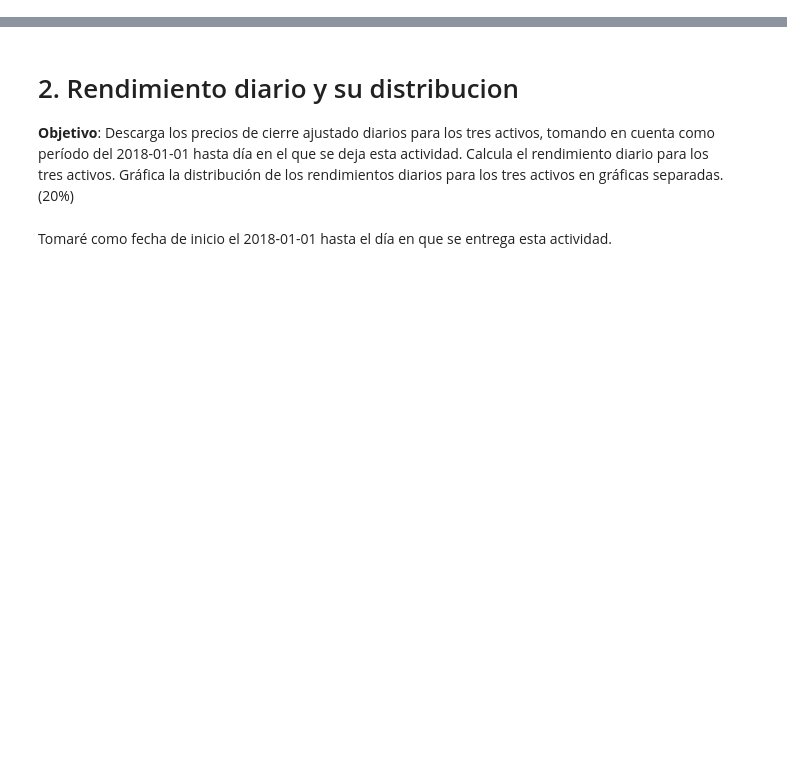
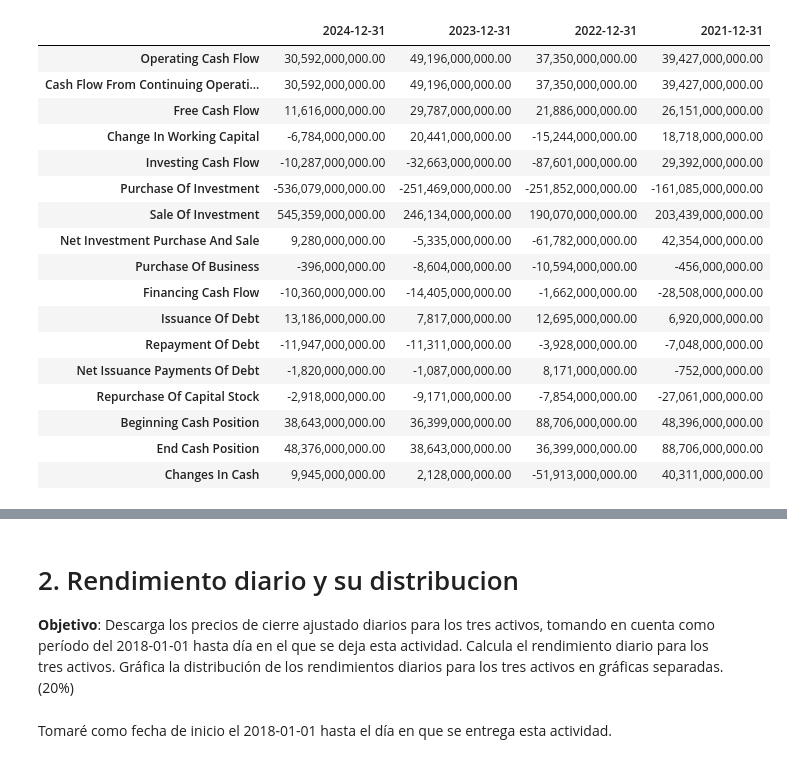
Before and after one commit to Rigobertoj/portafolios_inversion, a Jupyter notebook: src/01/notebooks/3T.cuantitative_research.ipynb, the cells around one changed output, grey strips where cells are left out. Cells and saved outputs as stored; diff of their text form; code cells hidden in the pictures; blank space fills up the shorter version.

```diff
--- a/src/01/notebooks/3T.cuantitative_research.ipynb
+++ b/src/01/notebooks/3T.cuantitative_research.ipynb
@@ -0,0 +7,11 @@
+# %%
+import pandas as pd
+import numpy as np
+
+import matplotlib.pyplot as plt
+import seaborn as sns
+
+import yfinance as yf
+from IPython.display import display
+
+pd.options.display.float_format = '{:,.2f}'.format
@@ -0,0 +281,59 @@
+# %%
+rows_brkb = {
+    "balance": [
+        "Total Assets",
+        "Total Liabilities Net Minority Interest",
+        "Stockholders Equity",
+        "Total Capitalization",
+        "Total Debt",
+        "Net Debt",
+        "Long Term Debt And Capital Lease Obligation",
+        "Current Debt And Capital Lease Obligation",
+        "Cash And Cash Equivalents",
+        "Cash Cash Equivalents And Short Term Investments",
+        "Investments And Advances",
+        "Long Term Equity Investment",
+        "Investments In Other Ventures Under Equity Method",
+        "Net PPE",
+        "Tangible Book Value",
+        "Retained Earnings",
+    ],
+    "income": [
+        "Total Revenue",
+        "Operating Revenue",
+        "EBIT",
+        "Net Interest Income",
+        "Net Income",
+        "Net Income Common Stockholders",
+        "Normalized Income",
+        "Pretax Income",
+        "Tax Provision",
+        "Selling General And Administration",
+        "Loss Adjustment Expense",
+        "Net Policyholder Benefits And Claims",
+        "Basic EPS",
+        "Diluted EPS",
+    ],
+    "cashflow": [
+        "Operating Cash Flow",
+        "Cash Flow From Continuing Operating Activities",
+        "Free Cash Flow",
+        "Change In Working Capital",
+        "Investing Cash Flow",
+        "Purchase Of Investment",
+        "Sale Of Investment",
+        "Net Investment Purchase And Sale",
+        "Purchase Of Business",
+        "Financing Cash Flow",
+        "Issuance Of Debt",
+        "Repayment Of Debt",
+        "Net Issuance Payments Of Debt",
+        "Repurchase Of Capital Stock",
+        "Beginning Cash Position",
+        "End Cash Position",
+        "Changes In Cash",
+    ],
+}
+
+show_financials(statements_t1, "BRK-B", rows_brkb)
+# %% [output]
@@ -0,0 +372,18 @@
+|  | 2024-12-31 | 2023-12-31 | 2022-12-31 | 2021-12-31 |
+| Operating Cash Flow | 30,592,000,000.00 | 49,196,000,000.00 | 37,350,000,000.00 | 39,427,000,000.00 |
+| Cash Flow From Continuing Operati... | 30,592,000,000.00 | 49,196,000,000.00 | 37,350,000,000.00 | 39,427,000,000.00 |
+| Free Cash Flow | 11,616,000,000.00 | 29,787,000,000.00 | 21,886,000,000.00 | 26,151,000,000.00 |
+| Change In Working Capital | -6,784,000,000.00 | 20,441,000,000.00 | -15,244,000,000.00 | 18,718,000,000.00 |
+| Investing Cash Flow | -10,287,000,000.00 | -32,663,000,000.00 | -87,601,000,000.00 | 29,392,000,000.00 |
+| Purchase Of Investment | -536,079,000,000.00 | -251,469,000,000.00 | -251,852,000,000.00 | -161,085,000,000.00 |
+| Sale Of Investment | 545,359,000,000.00 | 246,134,000,000.00 | 190,070,000,000.00 | 203,439,000,000.00 |
+| Net Investment Purchase And Sale | 9,280,000,000.00 | -5,335,000,000.00 | -61,782,000,000.00 | 42,354,000,000.00 |
+| Purchase Of Business | -396,000,000.00 | -8,604,000,000.00 | -10,594,000,000.00 | -456,000,000.00 |
+| Financing Cash Flow | -10,360,000,000.00 | -14,405,000,000.00 | -1,662,000,000.00 | -28,508,000,000.00 |
+| Issuance Of Debt | 13,186,000,000.00 | 7,817,000,000.00 | 12,695,000,000.00 | 6,920,000,000.00 |
+| Repayment Of Debt | -11,947,000,000.00 | -11,311,000,000.00 | -3,928,000,000.00 | -7,048,000,000.00 |
+| Net Issuance Payments Of Debt | -1,820,000,000.00 | -1,087,000,000.00 | 8,171,000,000.00 | -752,000,000.00 |
+| Repurchase Of Capital Stock | -2,918,000,000.00 | -9,171,000,000.00 | -7,854,000,000.00 | -27,061,000,000.00 |
+| Beginning Cash Position | 38,643,000,000.00 | 36,399,000,000.00 | 88,706,000,000.00 | 48,396,000,000.00 |
+| End Cash Position | 48,376,000,000.00 | 38,643,000,000.00 | 36,399,000,000.00 | 88,706,000,000.00 |
+| Changes In Cash | 9,945,000,000.00 | 2,128,000,000.00 | -51,913,000,000.00 | 40,311,000,000.00 |
```
Also changed, not shown: parts of 13 cells of this notebook, 1 other file.
